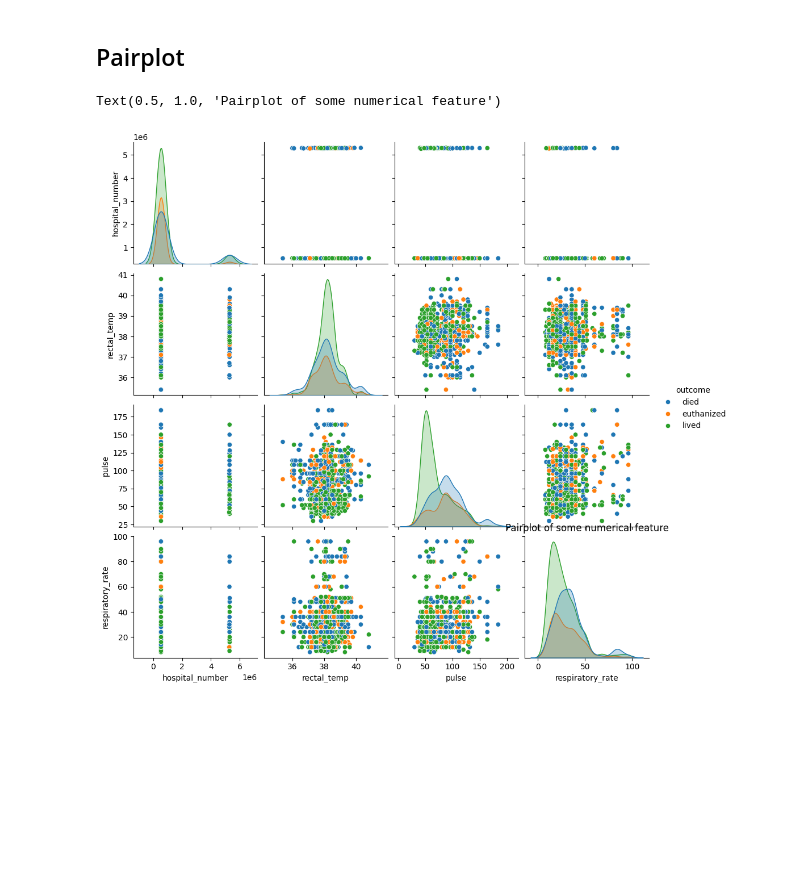
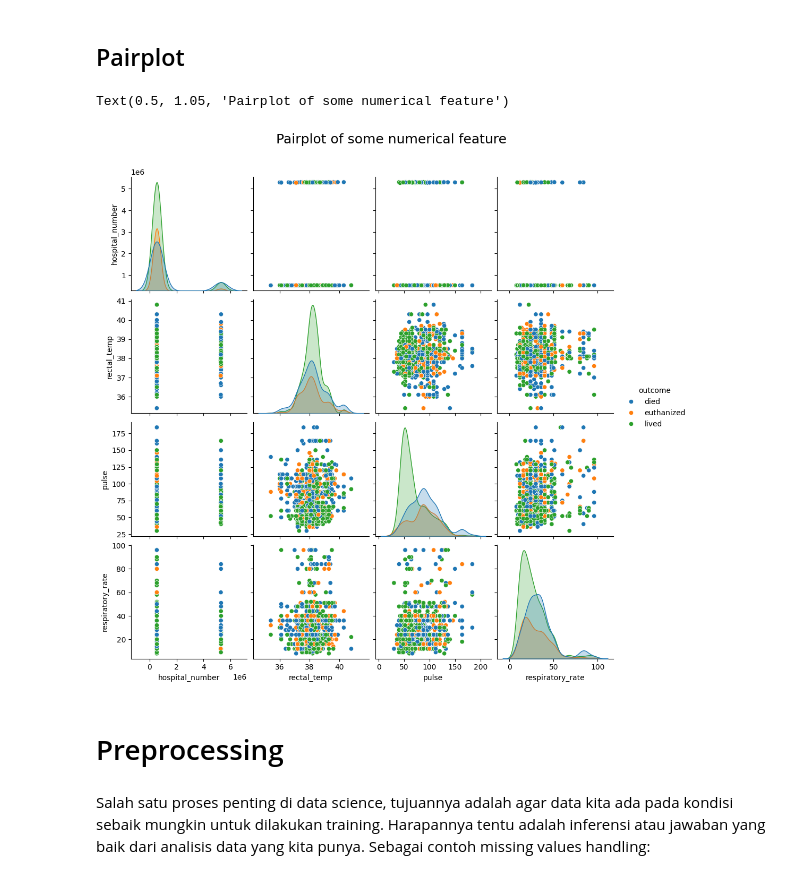
Before and after one commit to dhiiil/BCC-Prepocessing-n-EDA, a Jupyter notebook: Exploratory.ipynb, the cells around one changed output. Cells and saved outputs as stored; diff of their text form; code cells hidden in the pictures; blank space fills up the shorter version.

Commit message:
Chart update

```diff
--- a/Exploratory.ipynb
+++ b/Exploratory.ipynb
@@ -309,9 +357,13 @@ plt.grid()
 # %%
 df_num = pd.concat([num_feature.iloc[:, :4], horse_health_data['outcome']], axis=1)
 imputer = SimpleImputer(strategy="mean")
 df_num.iloc[:, :-1] = imputer.fit_transform(df_num.iloc[:, :-1])
 sns.pairplot(df_num, hue="outcome")
-plt.title("Pairplot of some numerical feature")
+plt.suptitle("Pairplot of some numerical feature", fontsize=18, y=1.05)
 # %% [output]
-Text(0.5, 1.0, 'Pairplot of some numerical feature')
+Text(0.5, 1.05, 'Pairplot of some numerical feature')
-[figure, old version]
+[figure, new version]
+# %% [markdown]
+# Preprocessing
+# %% [markdown]
+Salah satu proses penting di data science, tujuannya adalah agar data kita ada pada kondisi sebaik mungkin untuk dilakukan training. Harapannya tentu adalah inferensi atau jawaban yang baik dari analisis data yang kita punya. Sebagai contoh missing values handling:
```
Also changed, not shown: parts of 23 cells of this notebook.
